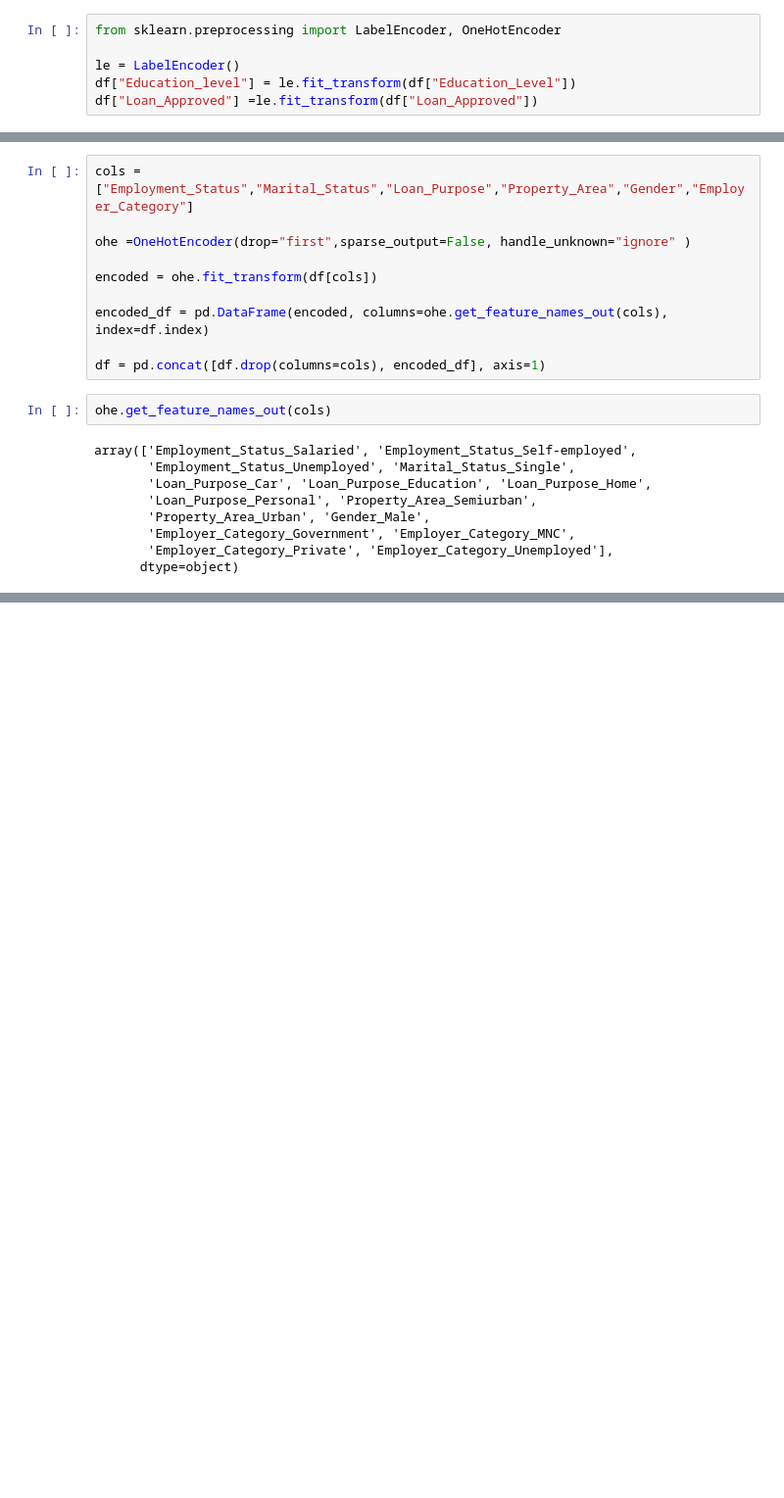
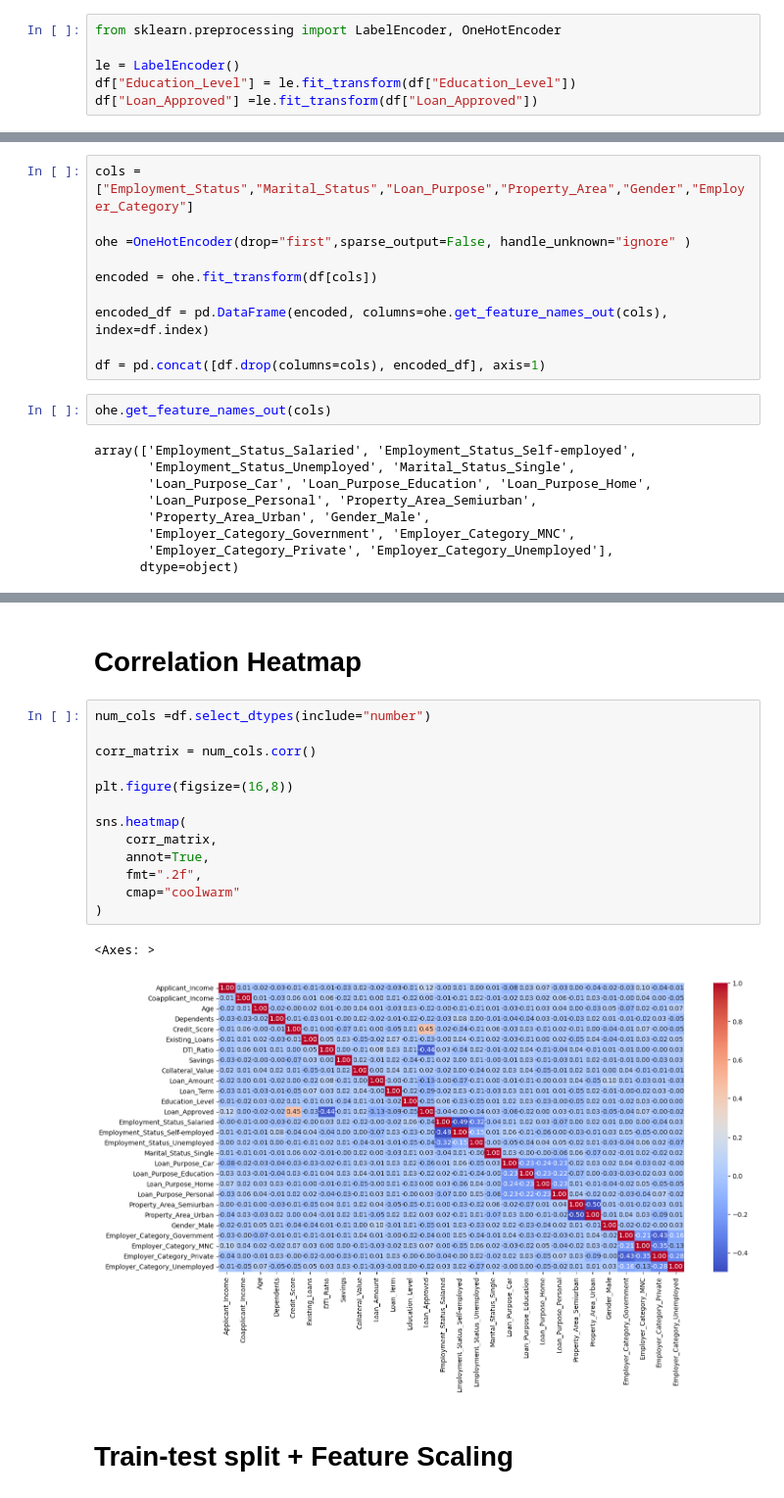
Before and after one commit to 13NILAY/CreditWise_Loan_System, a Jupyter notebook: CreditWise.ipynb, the cells around one changed output, grey strips where cells are left out. Shown at 98% size. Drawn from its saved outputs; the diff is of its cells as text; blank space fills up the shorter version.

Commit message:
Visualization, Training and Feature Enginnering Done

```diff
--- a/CreditWise.ipynb
+++ b/CreditWise.ipynb
@@ -244,7 +244,7 @@ memory usage: 148.6+ KB
 from sklearn.preprocessing import LabelEncoder, OneHotEncoder
 
 le = LabelEncoder()
-df["Education_level"] = le.fit_transform(df["Education_Level"])
+df["Education_Level"] = le.fit_transform(df["Education_Level"])
 df["Loan_Approved"] =le.fit_transform(df["Loan_Approved"])
 # %%
 df.head()
@@ -299,0 +345,20 @@ memory usage: 226.7+ KB
+# %% [markdown]
+# Correlation Heatmap
+# %%
+num_cols =df.select_dtypes(include="number")
+
+corr_matrix = num_cols.corr()
+
+plt.figure(figsize=(16,8))
+
+sns.heatmap(
+    corr_matrix,
+    annot=True,
+    fmt=".2f",
+    cmap="coolwarm"
+)
+# %% [output]
+<Axes: >
+[figure, added]
+# %% [markdown]
+# Train-test split + Feature Scaling
```
Also changed, not shown: parts of 23 cells of this notebook, 2 other files.
